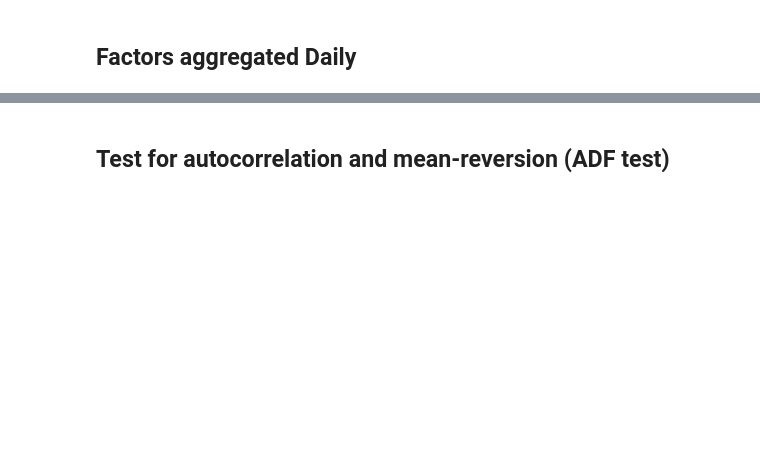
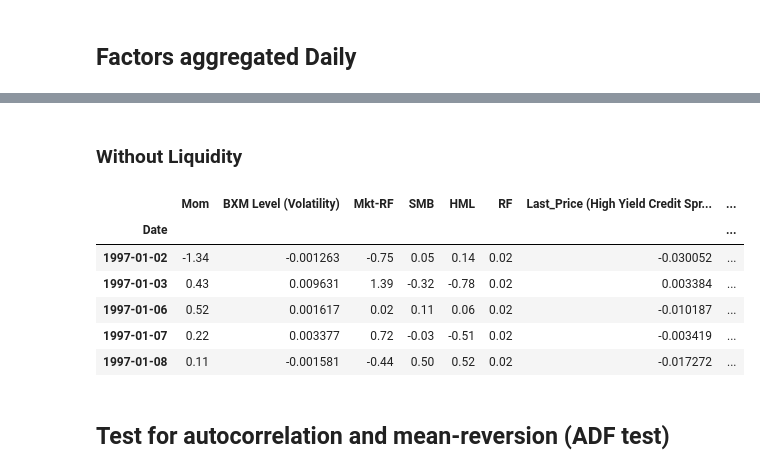
Before and after one commit to yiran06/Dynamic_Factor_Timing_Project, a Jupyter notebook: Factor_Aggregation.ipynb, the cells around one changed output, grey strips where cells are left out. Drawn from its saved outputs; the diff is of its cells as text; code cells hidden in the pictures; blank space fills up the shorter version.

```diff
--- a/Factor_Aggregation.ipynb
+++ b/Factor_Aggregation.ipynb
@@ -291,0 +245,16 @@ df_new_day.to_csv('Daily_Factors_Log_Returns_Aggregated.csv')
+# %% [markdown]
+### Without Liquidity
+# %%
+df_new_day_no_liq = Merge_Daily_Factors(df_mom, df_vol, df_mkt_hml_smb_rf,
+                                   df_hy_credit, df_inv_grade)
+df_new_day_no_liq_logs = Take_Log_Diff(df_new_day_no_liq)
+# %%
+df_new_day_no_liq_logs.ix['1997-01-01':'2015-12-31'].head()
+# %% [output]
+|  | Mom | BXM Level (Volatility) | Mkt-RF | SMB | HML | RF | Last_Price (High Yield Credit Spr... | ... |
+| Date |  |  |  |  |  |  |  | ... |
+| 1997-01-02 | -1.34 | -0.001263 | -0.75 | 0.05 | 0.14 | 0.02 | -0.030052 | ... |
+| 1997-01-03 | 0.43 | 0.009631 | 1.39 | -0.32 | -0.78 | 0.02 | 0.003384 | ... |
+| 1997-01-06 | 0.52 | 0.001617 | 0.02 | 0.11 | 0.06 | 0.02 | -0.010187 | ... |
+| 1997-01-07 | 0.22 | 0.003377 | 0.72 | -0.03 | -0.51 | 0.02 | -0.003419 | ... |
+| 1997-01-08 | 0.11 | -0.001581 | -0.44 | 0.50 | 0.52 | 0.02 | -0.017272 | ... |
```
Also changed, not shown: parts of 24 cells of this notebook.
